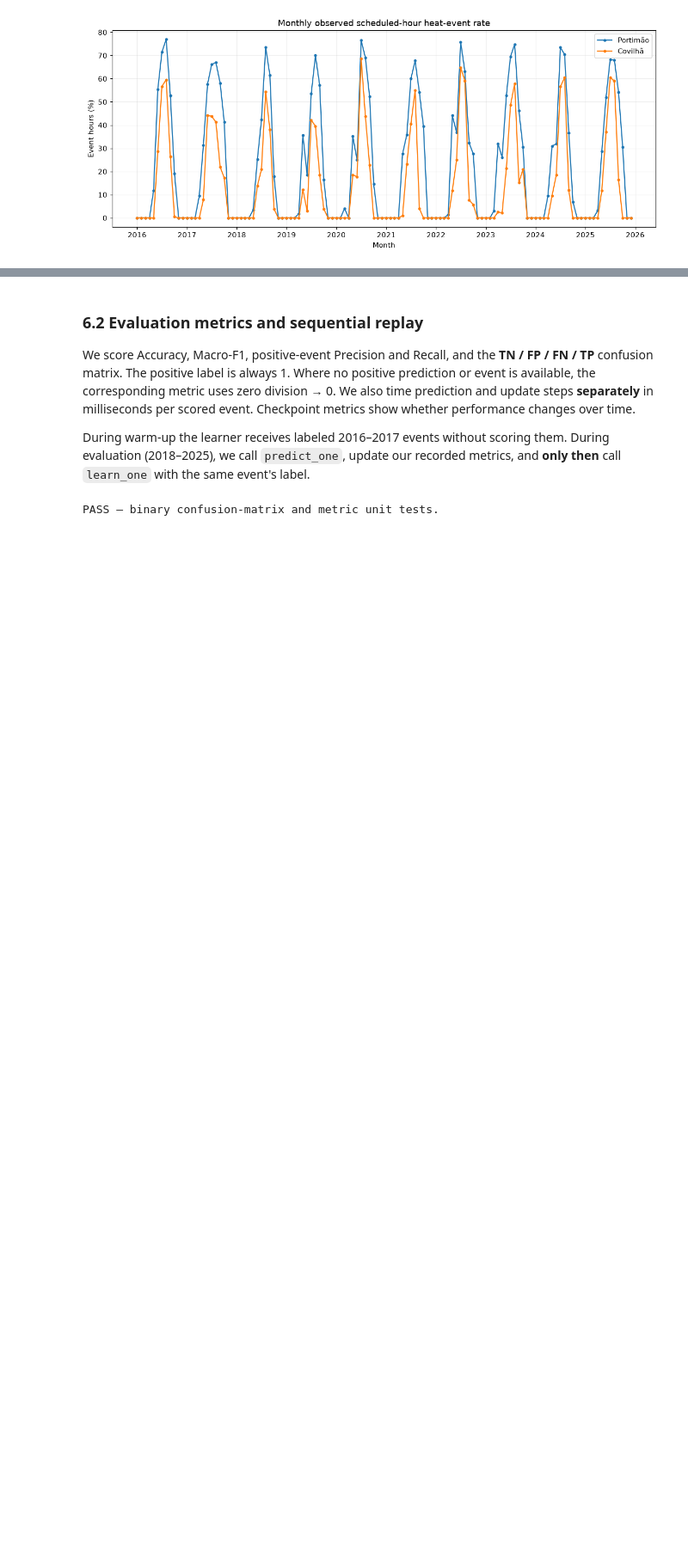
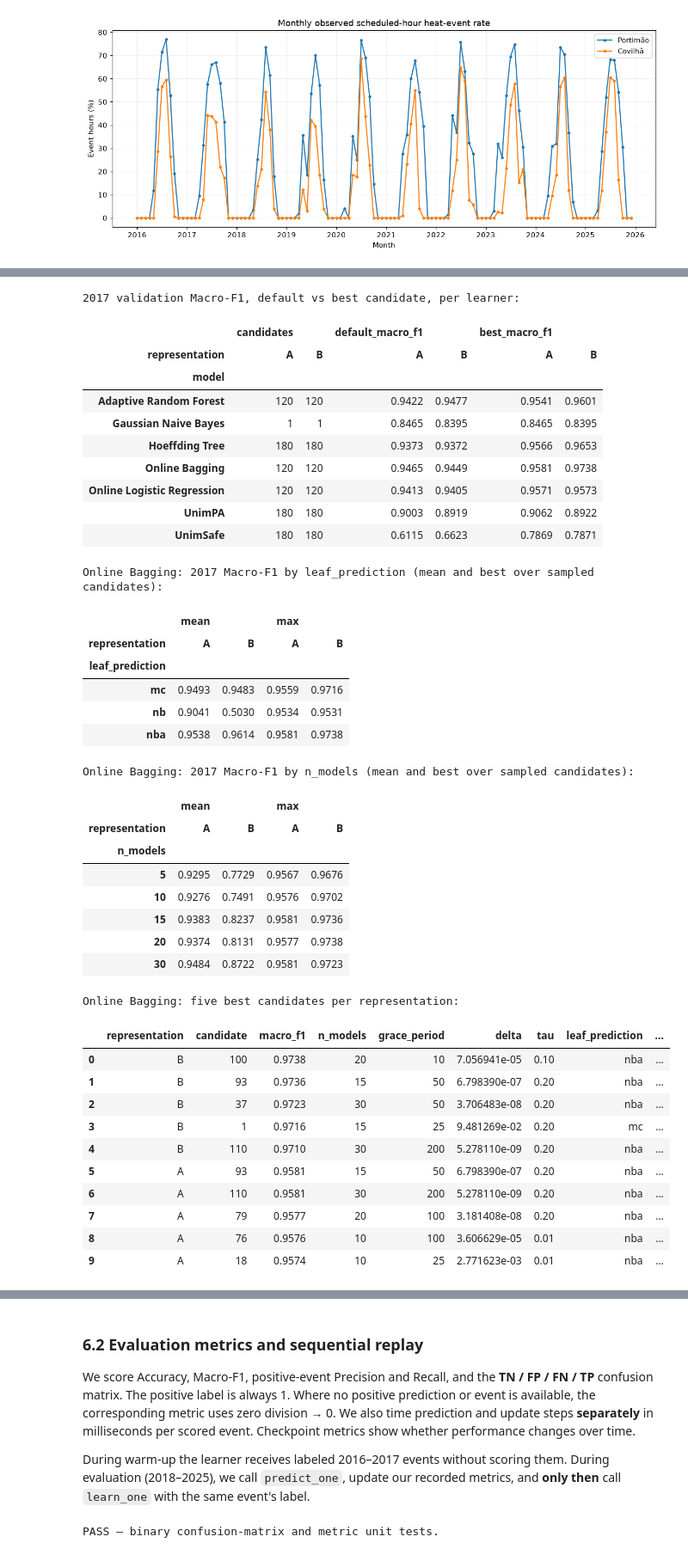
Before and after one commit to VikaMokhovikova/data_stream_mining_final, a Jupyter notebook: src/Final_Project_Heat_Stress.ipynb, the cells around one changed output, grey strips where cells are left out. Shown at 86% size. Saved outputs shown, nothing was run; the diff lists cells and outputs as text; code cells hidden in the pictures; blank space fills up the shorter version.

```diff
--- a/src/Final_Project_Heat_Stress.ipynb
+++ b/src/Final_Project_Heat_Stress.ipynb
@@ -667,0 +708,68 @@ UnimSafe and UnimPA use the same feature columns and a five-rule budget. Each ci
+# %%
+# Search evidence from the saved trials (2017 validation scores only; no 2018-2025 data).
+trials_file = RESULTS_DIR / 'tuning' / 'validation_trials.csv'
+if not trials_file.exists():
+    print('Run `python src/tune_hyperparameters.py` to create', trials_file)
+else:
+    trials = pd.read_csv(trials_file)
+    # Selection score: mean 2017 Macro-F1 over the two cities.
+    per_candidate = (trials.groupby(['model', 'representation', 'candidate', 'params'],
+                                    as_index=False)['macro_f1'].mean())
+    search_summary = per_candidate.groupby(['model', 'representation']).agg(
+        candidates=('candidate', 'nunique'),
+        default_macro_f1=('macro_f1', lambda s: s[per_candidate.loc[s.index, 'candidate'] == 0].iloc[0]),
+        best_macro_f1=('macro_f1', 'max'),
+    )
+    print('2017 validation Macro-F1, default vs best candidate, per learner:')
+    display(search_summary.unstack('representation').round(4))
+
+    bagging = per_candidate.loc[per_candidate['model'] == 'Online Bagging'].reset_index(drop=True)
+    bagging = bagging.join(pd.json_normalize(bagging['params'].map(json.loads)))
+    bagging = bagging.drop(columns=['model', 'params'])
+    for factor in ('leaf_prediction', 'n_models'):
+        print(f'Online Bagging: 2017 Macro-F1 by {factor} (mean and best over sampled candidates):')
+        display(bagging.pivot_table(index=factor, columns='representation', values='macro_f1',
+                                    aggfunc=['mean', 'max']).round(4))
+    print('Online Bagging: five best candidates per representation:')
+    display(bagging.sort_values('macro_f1', ascending=False).groupby('representation').head(5)
+            .round({'macro_f1': 4}).reset_index(drop=True))
+# %% [output]
+2017 validation Macro-F1, default vs best candidate, per learner:
+|  | candidates |  | default_macro_f1 |  | best_macro_f1 |  |
+| representation | A | B | A | B | A | B |
+| model |  |  |  |  |  |  |
+| Adaptive Random Forest | 120 | 120 | 0.9422 | 0.9477 | 0.9541 | 0.9601 |
+| Gaussian Naive Bayes | 1 | 1 | 0.8465 | 0.8395 | 0.8465 | 0.8395 |
+| Hoeffding Tree | 180 | 180 | 0.9373 | 0.9372 | 0.9566 | 0.9653 |
+| Online Bagging | 120 | 120 | 0.9465 | 0.9449 | 0.9581 | 0.9738 |
+| Online Logistic Regression | 120 | 120 | 0.9413 | 0.9405 | 0.9571 | 0.9573 |
+| UnimPA | 180 | 180 | 0.9003 | 0.8919 | 0.9062 | 0.8922 |
+| UnimSafe | 180 | 180 | 0.6115 | 0.6623 | 0.7869 | 0.7871 |
+Online Bagging: 2017 Macro-F1 by leaf_prediction (mean and best over sampled candidates):
+|  | mean |  | max |  |
+| representation | A | B | A | B |
+| leaf_prediction |  |  |  |  |
+| mc | 0.9493 | 0.9483 | 0.9559 | 0.9716 |
+| nb | 0.9041 | 0.5030 | 0.9534 | 0.9531 |
+| nba | 0.9538 | 0.9614 | 0.9581 | 0.9738 |
+Online Bagging: 2017 Macro-F1 by n_models (mean and best over sampled candidates):
+|  | mean |  | max |  |
+| representation | A | B | A | B |
+| n_models |  |  |  |  |
+| 5 | 0.9295 | 0.7729 | 0.9567 | 0.9676 |
+| 10 | 0.9276 | 0.7491 | 0.9576 | 0.9702 |
+| 15 | 0.9383 | 0.8237 | 0.9581 | 0.9736 |
+| 20 | 0.9374 | 0.8131 | 0.9577 | 0.9738 |
+| 30 | 0.9484 | 0.8722 | 0.9581 | 0.9723 |
+Online Bagging: five best candidates per representation:
+|  | representation | candidate | macro_f1 | n_models | grace_period | delta | tau | leaf_prediction | ... |
+| 0 | B | 100 | 0.9738 | 20 | 10 | 7.056941e-05 | 0.10 | nba | ... |
+| 1 | B | 93 | 0.9736 | 15 | 50 | 6.798390e-07 | 0.20 | nba | ... |
+| 2 | B | 37 | 0.9723 | 30 | 50 | 3.706483e-08 | 0.20 | nba | ... |
+| 3 | B | 1 | 0.9716 | 15 | 25 | 9.481269e-02 | 0.20 | mc | ... |
+| 4 | B | 110 | 0.9710 | 30 | 200 | 5.278110e-09 | 0.20 | nba | ... |
+| 5 | A | 93 | 0.9581 | 15 | 50 | 6.798390e-07 | 0.20 | nba | ... |
+| 6 | A | 110 | 0.9581 | 30 | 200 | 5.278110e-09 | 0.20 | nba | ... |
+| 7 | A | 79 | 0.9577 | 20 | 100 | 3.181408e-08 | 0.20 | nba | ... |
+| 8 | A | 76 | 0.9576 | 10 | 100 | 3.606629e-05 | 0.01 | nba | ... |
+| 9 | A | 18 | 0.9574 | 10 | 25 | 2.771623e-03 | 0.01 | nba | ... |
```
Also changed, not shown: parts of 11 cells of this notebook, 12 other files.
